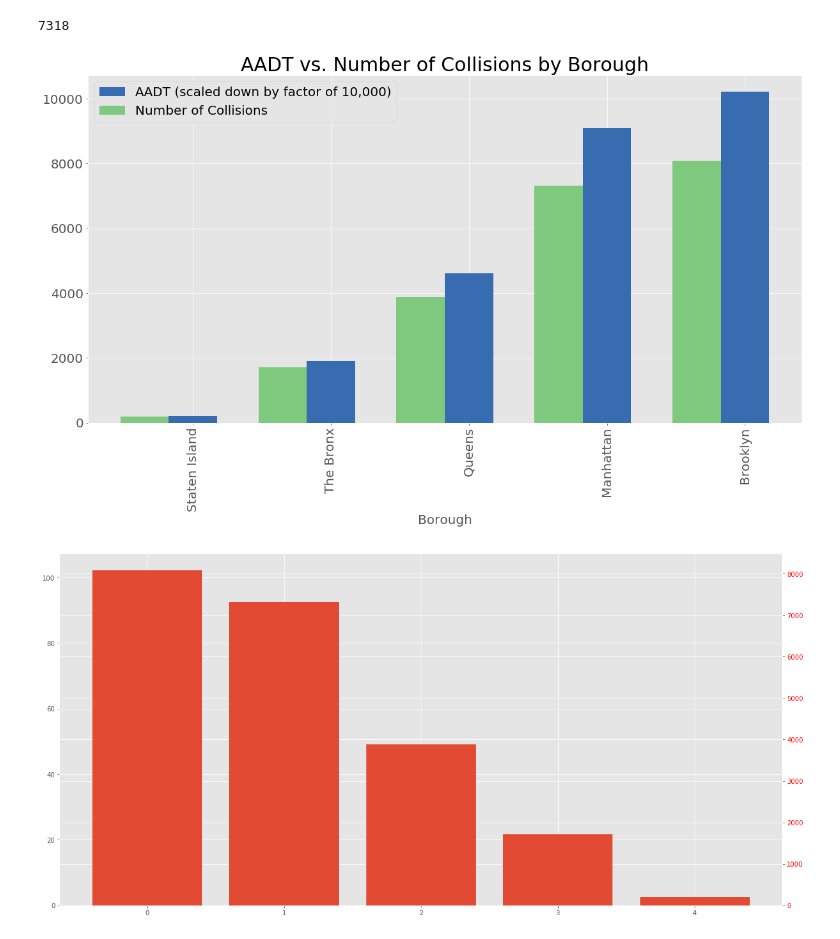
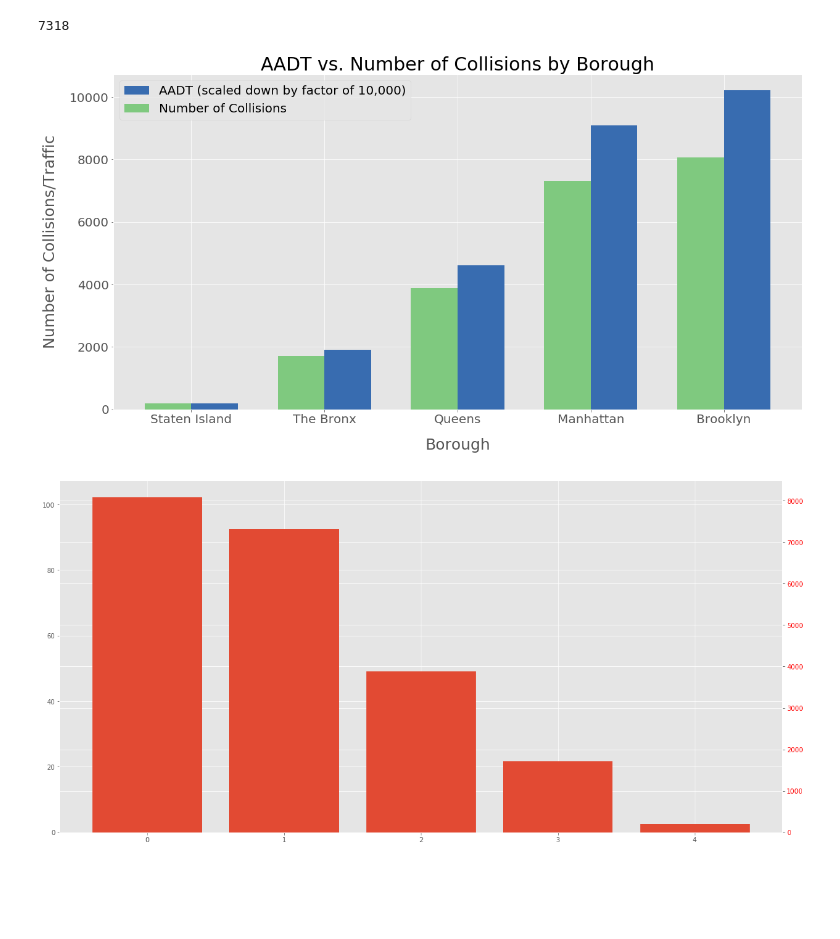
Before and after one commit to nealrea/collisionViz, a Jupyter notebook: data_exploration/aadt_by_borough.ipynb, the cells around one changed output. Cells and saved outputs as stored; diff of their text form; code cells hidden in the pictures; blank space fills up the shorter version.

Commit message:
fixed labels

```diff
--- a/data_exploration/aadt_by_borough.ipynb
+++ b/data_exploration/aadt_by_borough.ipynb
@@ -126,38 +126,38 @@ def barplot(ax, dpoints):
 
     # Create a set of bars at each position
     for i,cond in enumerate(conditions):
         indeces = range(1, len(categories)+1)
         vals = dpoints[dpoints[:,0] == cond][:,2].astype(np.float)
         pos = [j - (1 - space) / 2. + i * width for j in indeces]
         ax.bar(pos, vals, width=width, label=cond,
-               color=cm.Accent(float(i) / n))
+               color=cm.Accent(float(i) / n), align='edge')
 
     # Set the x-axis tick labels to be equal to the categories
     ax1.set_xticks(indeces)
     ax1.set_xticklabels(categories)
-    plt.setp(plt.xticks()[1], rotation=90)
+    plt.setp(plt.xticks()[1], rotation=0)
 
     # Add the axis labels
-    #ax.set_ylabel("RMSD", fontsize=20)
-    ax1.set_xlabel("Borough", fontsize=20)
+    ax.set_ylabel("Number of Collisions/Traffic", fontsize=25, labelpad=20)
+    ax1.set_xlabel("Borough", fontsize=25, labelpad=20)
     plt.xticks(fontsize=20)
     plt.yticks(fontsize=20)
 
     # Add a legend
     handles, labels = ax.get_legend_handles_labels()
     ax1.legend(handles[::-1], labels[::-1], loc='upper left', fontsize=20)
 
     plt.title('AADT vs. Number of Collisions by Borough', fontsize=30)
 
     #ax2 = ax1.twinx()
     #ax2.set_yticks([100,80,60,40,20,0])
     #for tl in ax2.get_yticklabels():
     #    tl.set_color('b')
 
 barplot(ax1, dpoints)
 plt.show()
 # %% [output]
-[figure, old version]
+[figure, new version]
 # %%
 coll = np.array([len(brooklyn),len(manhattan),len(queens),len(bronx),len(staten),])
 # %%
```
